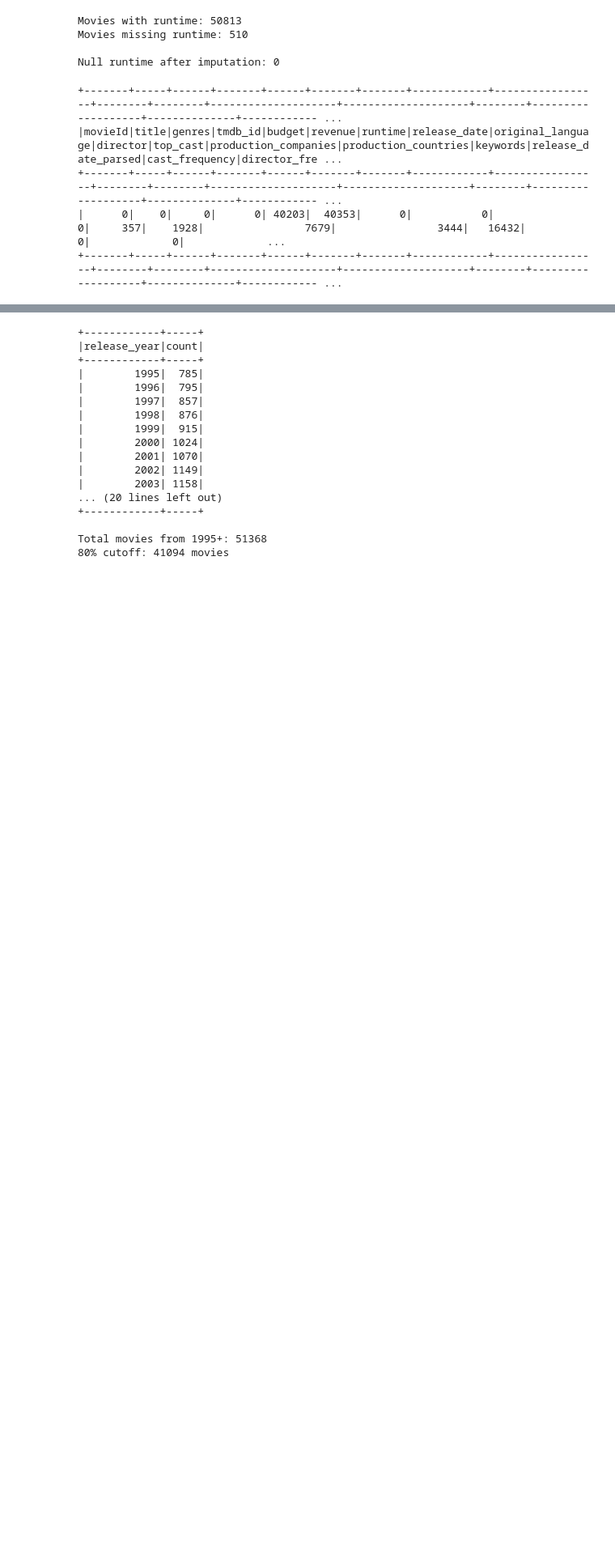
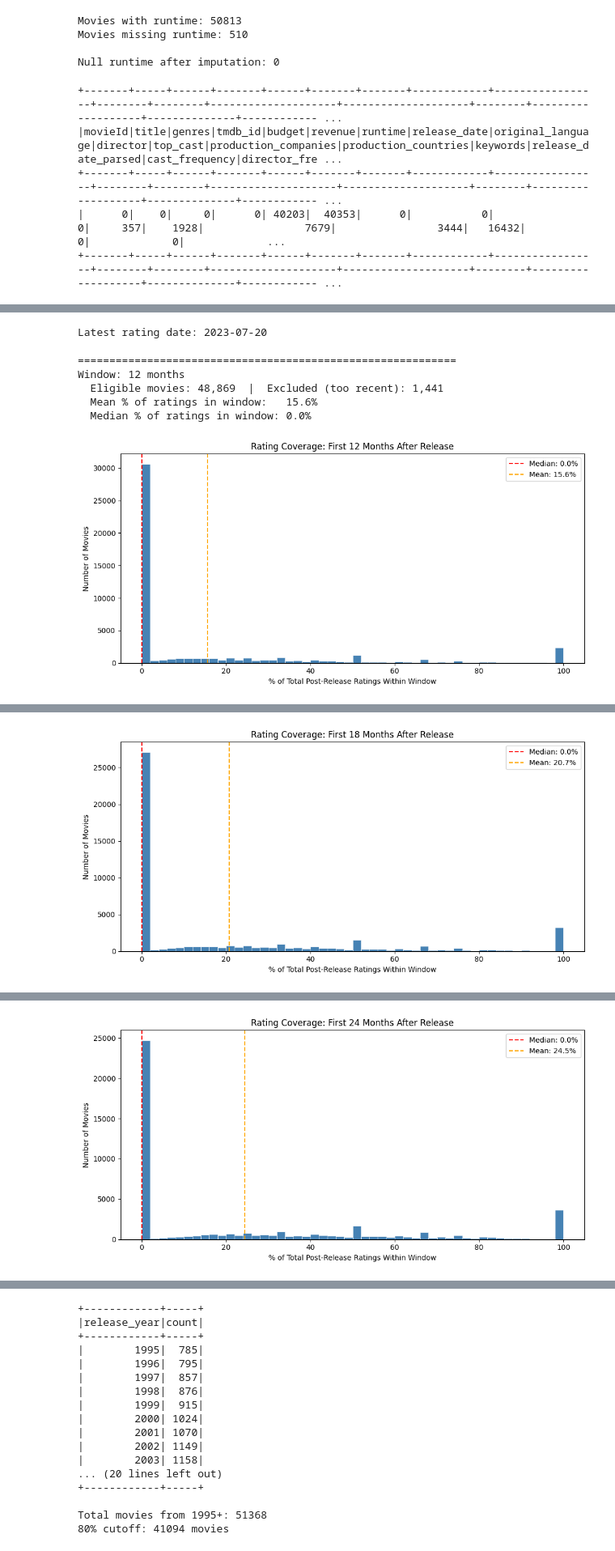
Before and after one commit to alexpanayi474/DSC511-MovieLens-Project, a Jupyter notebook: DSC_511_MovieLens.ipynb, the cells around one changed output, grey strips where cells are left out. Shown at 81% size. Drawn from its saved outputs; the diff is of its cells as text; code cells hidden in the pictures; blank space fills up the shorter version.

```diff
--- a/DSC_511_MovieLens.ipynb
+++ b/DSC_511_MovieLens.ipynb
@@ -2001,0 +2094,78 @@ movies_with_features = movies_with_features.drop("release_date").withColumnRenam
+# %%
+from pyspark.sql.functions import count, mean, sum as spark_sum, percentile_approx, max as spark_max
+
+# Join ratings with movie release dates
+ratings_with_release = ratings_df \
+    .withColumn("rating_date", to_date(to_timestamp(from_unixtime(col("timestamp"))))) \
+    .join(movies_with_features.select("movieId", "release_date"), on="movieId", how="inner") \
+    .filter(col("rating_date") >= col("release_date"))  # only post-release ratings
+
+# Find the latest rating timestamp in the dataset
+latest_rating = ratings_with_release.agg(spark_max("rating_date")).collect()[0][0]
+print(f"Latest rating date: {latest_rating}")
+# %% [output]
+Latest rating date: 2023-07-20
+# %%
+# Define windows in months
+windows = [12, 18, 24]
+
+for w in windows:
+    # Cutoff: only include movies released at least w months before the latest rating
+    cutoff = f"add_months('{latest_rating}', -{w})"
+
+    eligible = movies_with_features \
+        .filter(col("release_date") <= expr(cutoff))
+
+    excluded = movies_with_features.count() - eligible.count()
+
+    # For eligible movies: total post-release ratings vs ratings within window
+    eligible_ratings = ratings_with_release \
+        .join(eligible.select("movieId"), on="movieId", how="inner")
+
+    # Total post-release ratings per movie
+    total_per_movie = eligible_ratings \
+        .groupBy("movieId") \
+        .agg(count("*").alias("total_ratings"))
+
+    # Ratings within the window (release_date to release_date + w months)
+    within_window = eligible_ratings \
+        .filter(col("rating_date") <= expr(f"add_months(release_date, {w})")) \
+        .groupBy("movieId") \
+        .agg(count("*").alias("window_ratings"))
+
+    # Join and compute percentage
+    pct_df = total_per_movie \
+        .join(within_window, on="movieId", how="left") \
+        .fillna(0, subset=["window_ratings"]) \
+        .withColumn("pct_in_window", col("window_ratings") / col("total_ratings") * 100)
+
+    # Store for plotting
+    pct_pd = pct_df.select("pct_in_window").toPandas()
+
+    median_pct = pct_pd["pct_in_window"].median()
+    mean_pct = pct_pd["pct_in_window"].mean()
+
+    print(f"\n{'='*60}")
+    print(f"Window: {w} months")
+    print(f"  Eligible movies: {eligible.count():,}  |  Excluded (too recent): {excluded:,}")
+    print(f"  Mean % of ratings in window:   {mean_pct:.1f}%")
+    print(f"  Median % of ratings in window: {median_pct:.1f}%")
+
+    # Plot
+    plt.figure(figsize=(10, 5))
+    plt.hist(pct_pd["pct_in_window"], bins=50, color="steelblue", edgecolor="white", linewidth=0.5)
+    plt.axvline(median_pct, color="red", linestyle="--", label=f"Median: {median_pct:.1f}%")
+    plt.axvline(mean_pct, color="orange", linestyle="--", label=f"Mean: {mean_pct:.1f}%")
+    plt.xlabel("% of Total Post-Release Ratings Within Window")
+    plt.ylabel("Number of Movies")
+    plt.title(f"Rating Coverage: First {w} Months After Release")
+    plt.legend()
+    plt.tight_layout()
+    plt.show()
+# %% [output]
+============================================================
+Window: 12 months
+  Eligible movies: 48,869  |  Excluded (too recent): 1,441
+  Mean % of ratings in window:   15.6%
+  Median % of ratings in window: 0.0%
+[figure, added]
@@ -2001,0 +2177 @@ movies_with_features = movies_with_features.drop("release_date").withColumnRenam
+[figure, added]
@@ -2001,0 +2183 @@ movies_with_features = movies_with_features.drop("release_date").withColumnRenam
+[figure, added]
```
Also changed, not shown: parts of 18 cells of this notebook.
